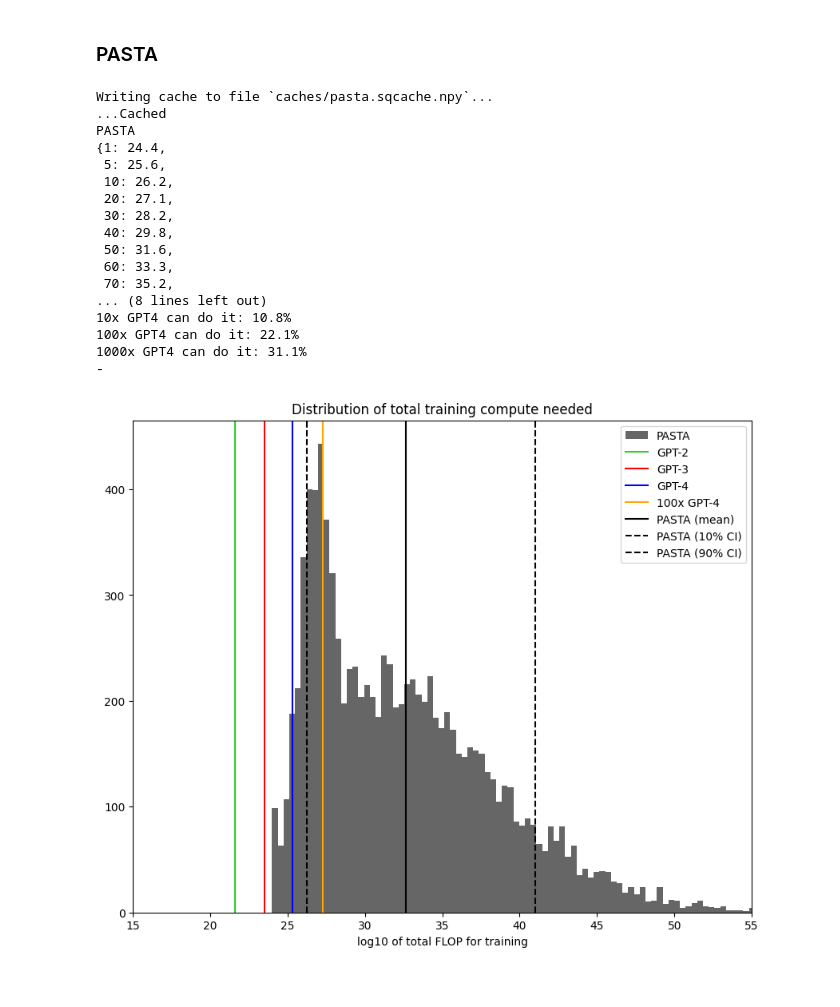
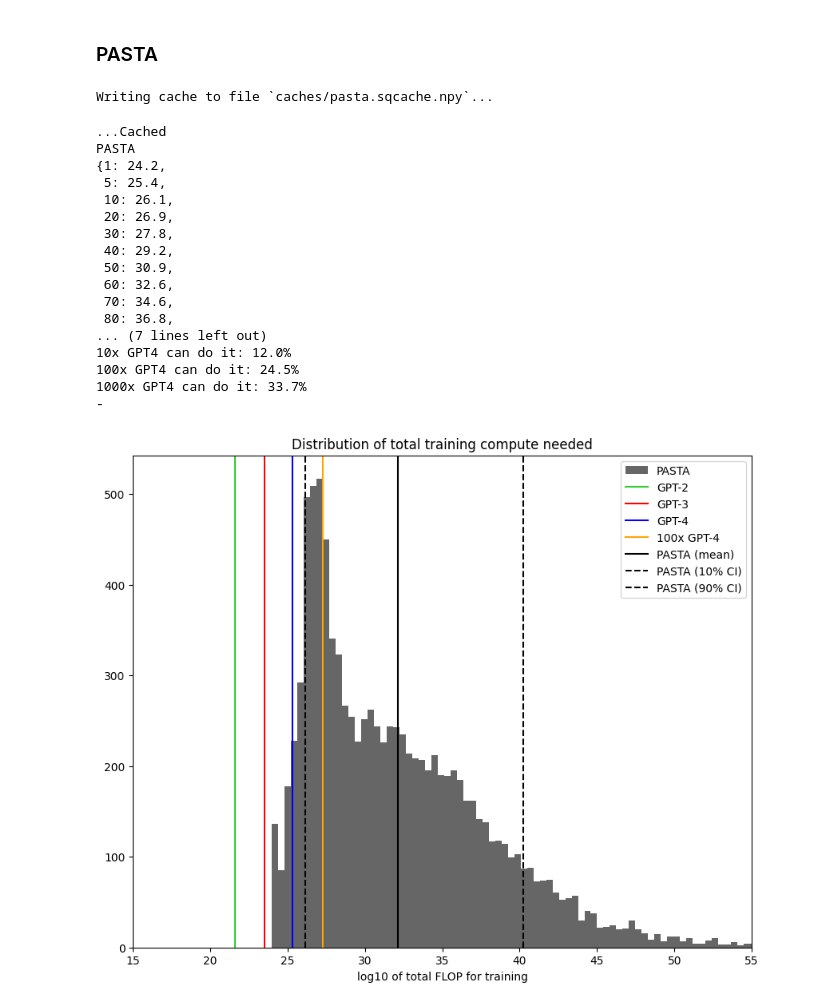
Before and after one commit to rethinkpriorities/future-assessment-model, a Jupyter notebook: (1B) Minimal Menace Anchors.ipynb, the cells around one changed output. Saved outputs shown, nothing was run; the diff lists cells and outputs as text; code cells hidden in the pictures.

```diff
--- a/(1B) Minimal Menace Anchors.ipynb
+++ b/(1B) Minimal Menace Anchors.ipynb
@@ -187,14 +187,14 @@ estimate of Cotra 2022
 # what’s your guess for how much compute is needed for Davidson’s “AI that could readily automate 20% of cognitive tasks?”
 
 pasta_horizon_length = sq.mixture([[0.1, 0],
-                                   [0.35, 1],
-                                   [0.4, sq.norm(1,3)],
+                                   [0.4, 1],
+                                   [0.35, sq.norm(1,3)],
                                    [0.1, sq.lognorm(2,5)],
                                    [0.05, sq.norm(5,10)]], lclip=0)
 
 pasta = tai_log_flop_needs(brain=sq.lognorm(11,19.5),
                            efficiency=sq.norm(-2,2),
-                           transformative_vs_human=sq.norm(0,2),
+                           transformative_vs_human=sq.norm(-1,2),
                            horizon_length=pasta_horizon_length,
                            scaling_exponent=sq.norm(0.5,1.5),
                            flops_per_param_per_sec=sq.norm(1,2),
@@ -202,47 +202,48 @@ pasta = tai_log_flop_needs(brain=sq.lognorm(11,19.5),
 
 pasta_samples = sq.sample(pasta, n=10000, verbose=True, dump_cache_file='caches/pasta')
 plot_anchors(anchor1=pasta_samples,
              label1='PASTA',
              anchor2=compute['GPT-2'],
              label2='GPT-2',
              anchor3=compute['GPT-3'],
              label3='GPT-3',
              anchor4=compute['GPT-4'],
              label4='GPT-4',
              anchor5=compute['GPT-4'] + 2,
              label5='100x GPT-4',
              xlim=[15,55])
 
 plot_anchors(anchor1=pasta_samples,
              label1='PASTA',
              anchor2=compute['GPT-2'],
              label2='GPT-2',
              anchor3=compute['GPT-3'],
              label3='GPT-3',
              anchor4=compute['GPT-4'],
              label4='GPT-4',
              anchor5=compute['GPT-4'] + 2,
              label5='100x GPT-4',
              anchor6=cotra_2022_samples,
              label6='Cotra 2022',
              disable_ci_lines=True,
              verbose=False)
 # %% [output]
 Writing cache to file `caches/pasta.sqcache.npy`...
-...Cached
-PASTA
-{1: 24.4,
- 5: 25.6,
- 10: 26.2,
- 20: 27.1,
- 30: 28.2,
- 40: 29.8,
- 50: 31.6,
- 60: 33.3,
- 70: 35.2,
-... (8 lines left out)
-10x GPT4 can do it: 10.8%
-100x GPT4 can do it: 22.1%
-1000x GPT4 can do it: 31.1%
--
+...Cached
+PASTA
+{1: 24.2,
+ 5: 25.4,
+ 10: 26.1,
+ 20: 26.9,
+ 30: 27.8,
+ 40: 29.2,
+ 50: 30.9,
+ 60: 32.6,
+ 70: 34.6,
+ 80: 36.8,
+... (7 lines left out)
+10x GPT4 can do it: 12.0%
+100x GPT4 can do it: 24.5%
+1000x GPT4 can do it: 33.7%
+-
-[figure, old version]
+[figure, new version]
```
Also changed, not shown: parts of 6 cells of this notebook.
